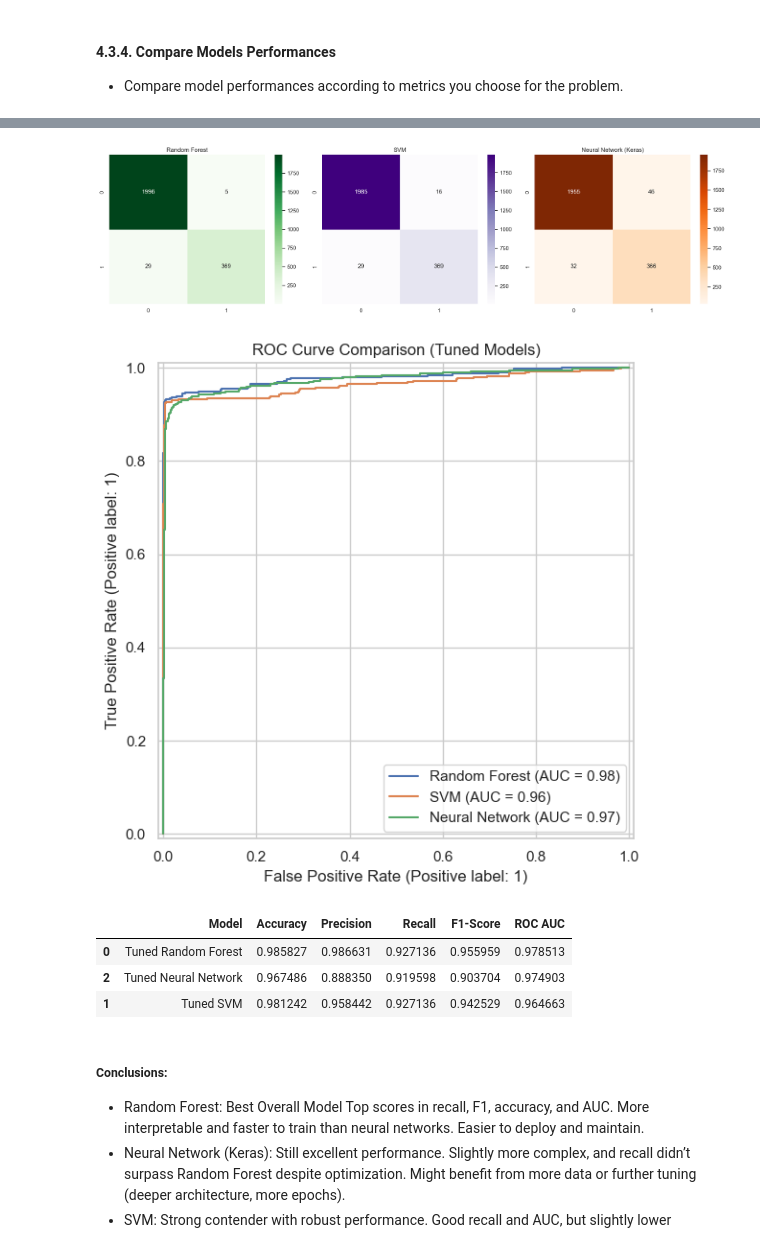
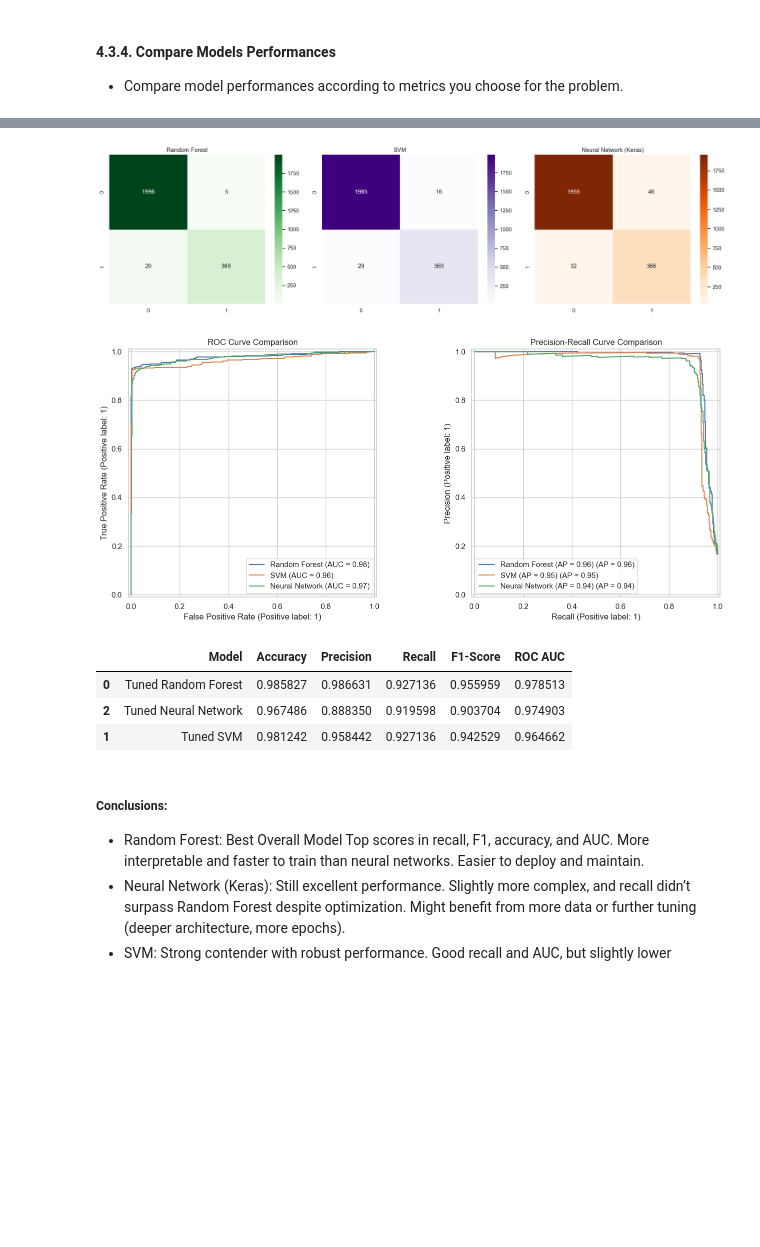
Before and after one commit to bassel-zdn/DS_CapstoneProjects, a Jupyter notebook: Project_2/ChurnPrediction_Project2.ipynb, the cells around one changed output, grey strips where cells are left out. Drawn from its saved outputs; the diff is of its cells as text; code cells hidden in the pictures; blank space fills up the shorter version.

```diff
--- a/Project_2/ChurnPrediction_Project2.ipynb
+++ b/Project_2/ChurnPrediction_Project2.ipynb
@@ -1112,15 +1158,25 @@ axes[2].set_title("Neural Network (Keras)")
 plt.tight_layout()
 plt.show()
 
-# ============================
-# Plot ROC Curve Comparison
-# ============================
-plt.figure(figsize=(10, 6))
-RocCurveDisplay.from_predictions(y_test, rf_proba, name="Random Forest", ax=plt.gca())
-RocCurveDisplay.from_predictions(y_test, svm_proba, name="SVM", ax=plt.gca())
-RocCurveDisplay.from_predictions(y_test, nn_proba, name="Neural Network", ax=plt.gca())
-plt.title("ROC Curve Comparison (Tuned Models)")
-plt.grid(True)
+fig, (ax1, ax2) = plt.subplots(1, 2, figsize=(14, 6))
+# ----------------
+# ROC Curve
+# ----------------
+RocCurveDisplay.from_predictions(y_test, rf_proba, name="Random Forest", ax=ax1)
+RocCurveDisplay.from_predictions(y_test, svm_proba, name="SVM", ax=ax1)
+RocCurveDisplay.from_predictions(y_test, nn_proba, name="Neural Network", ax=ax1)
+ax1.set_title("ROC Curve Comparison")
+ax1.grid(True)
+
+# ----------------
+# Precision-Recall Curve
+# ----------------
+PrecisionRecallDisplay.from_predictions(y_test, rf_proba, name=f"Random Forest (AP = {average_precision_score(y_test, rf_proba):.2f})", ax=ax2)
+PrecisionRecallDisplay.from_predictions(y_test, svm_proba, name=f"SVM (AP = {average_precision_score(y_test, svm_proba):.2f})", ax=ax2)
+PrecisionRecallDisplay.from_predictions(y_test, nn_proba, name=f"Neural Network (AP = {average_precision_score(y_test, nn_proba):.2f})", ax=ax2)
+ax2.set_title("Precision-Recall Curve Comparison")
+ax2.grid(True)
+
 plt.tight_layout()
 plt.show()
 
@@ -1134,9 +1190,9 @@ display(tuned_results_df.sort_values(by="ROC AUC", ascending=False))
 [figure]
-[figure, old version]
+[figure, new version]
 |  | Model | Accuracy | Precision | Recall | F1-Score | ROC AUC |
 | 0 | Tuned Random Forest | 0.985827 | 0.986631 | 0.927136 | 0.955959 | 0.978513 |
 | 2 | Tuned Neural Network | 0.967486 | 0.888350 | 0.919598 | 0.903704 | 0.974903 |
-| 1 | Tuned SVM | 0.981242 | 0.958442 | 0.927136 | 0.942529 | 0.964663 |
+| 1 | Tuned SVM | 0.981242 | 0.958442 | 0.927136 | 0.942529 | 0.964662 |
 # %% [markdown]
 ##### Conclusions:
 - Random Forest: Best Overall Model
```
Also changed, not shown: parts of 19 cells of this notebook.
